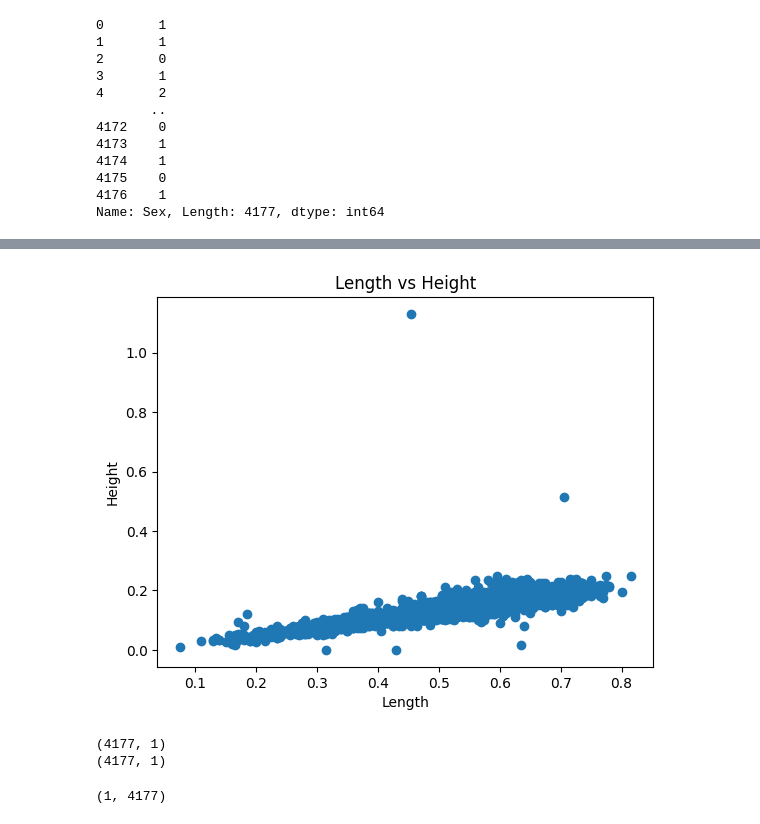
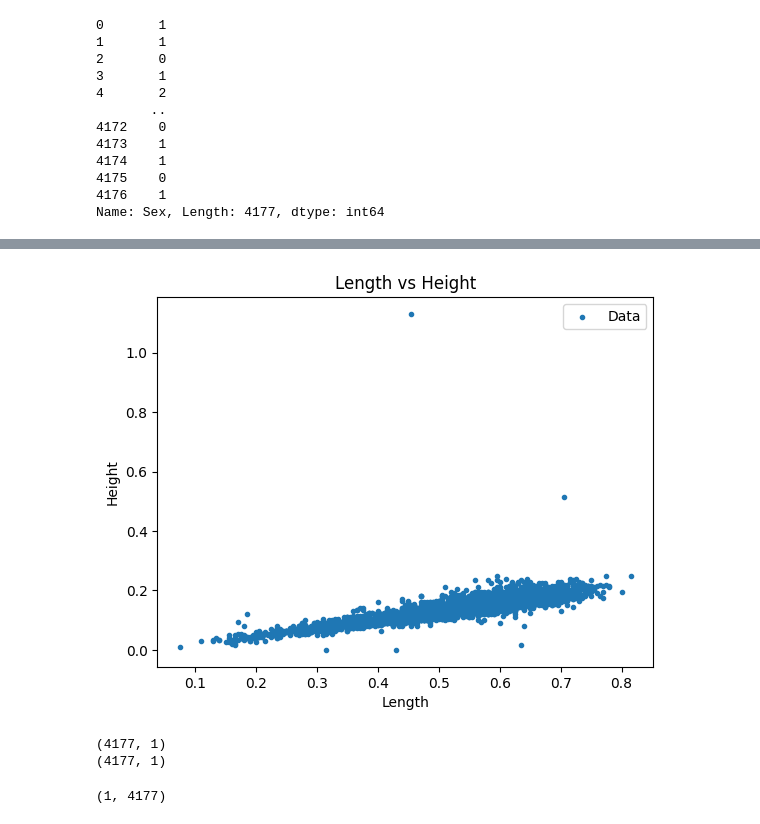
Before and after one commit to farhadspy/Machine-Learning, a Jupyter notebook: abalone.ipynb, the cells around one changed output, grey strips where cells are left out. Cells and saved outputs as stored; diff of their text form; code cells hidden in the pictures.

```diff
--- a/abalone.ipynb
+++ b/abalone.ipynb
@@ -52,3 +53,6 @@ data.corr()
 | Viscera weight | -0.505693 | 0.903018 | 0.899724 | 0.798319 | 0.966375 | 0.931961 | 1.000000 | 0.907656 | ... |
 | Shell weight | -0.499103 | 0.897706 | 0.905330 | 0.817338 | 0.955355 | 0.882617 | 0.907656 | 1.000000 | ... |
 | Rings | -0.401445 | 0.556720 | 0.574660 | 0.557467 | 0.540390 | 0.420884 | 0.503819 | 0.627574 | ... |
+# %%
+data = data.drop(["Sex"], axis=1)
+data.head()
@@ -55,20 +66,21 @@ data.corr()
 # %%
-plt.scatter(data['Length'], data['Height'])
+plt.scatter(data['Length'], data['Height'], marker='.')
 plt.title("Length vs Height")
 plt.xlabel('Length')
 plt.ylabel('Height')
+plt.legend(['Data'])
 plt.show()
 # %% [output]
-[figure, old version]
+[figure, new version]
 # %%
 X = np.array(data[["Length"]])
 Y = np.array(data[["Height"]])
+
+print(X.shape)
+print(Y.shape)
+# %% [output]
+(4177, 1)
+(4177, 1)
-# %%
-print(X.shape)
-print(Y.shape)
-# %% [output]
-(4177, 1)
-(4177, 1)
 # %%
 X.T.shape
 # %% [output]
```
Also changed, not shown: parts of 12 cells of this notebook.
